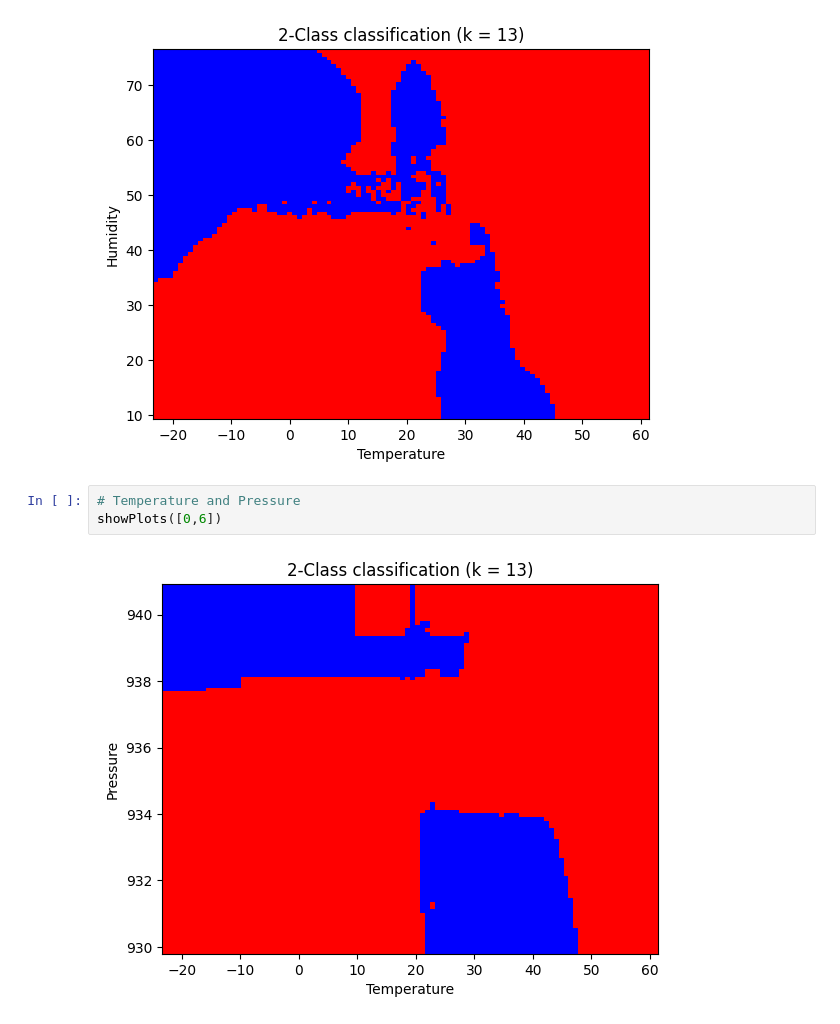
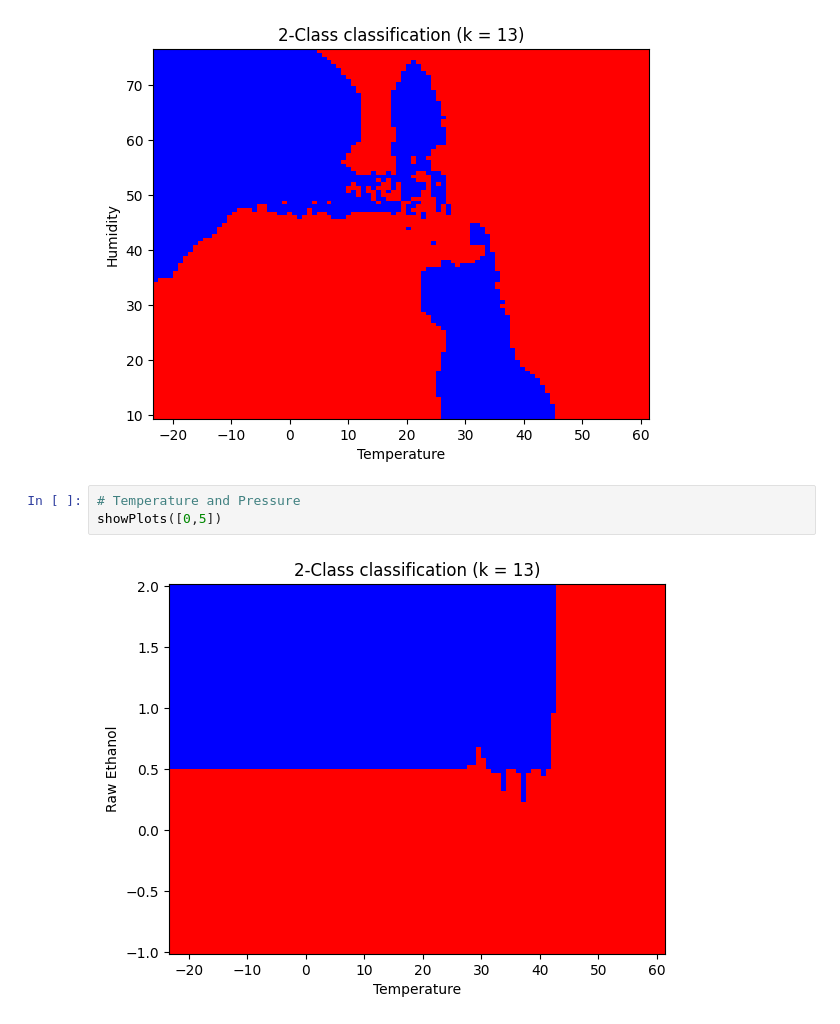
Before and after one commit to Mitchelle-Creado-15-06-1997/Smoke-Detection, a Jupyter notebook: v2/knn_final.ipynb, the cells around one changed output. Cells and saved outputs as stored; diff of their text form.

```diff
--- a/v2/knn_final.ipynb
+++ b/v2/knn_final.ipynb
@@ -451,9 +459,9 @@ showPlots([0,1])
 [figure]
 # %%
 # Temperature and Pressure
-showPlots([0,6])
+showPlots([0,5])
 # %% [output]
-[figure, old version]
+[figure, new version]
 # %%
 # Co2 and RawH2
 showPlots([3,4])
```
Also changed, not shown: parts of 20 cells of this notebook.
